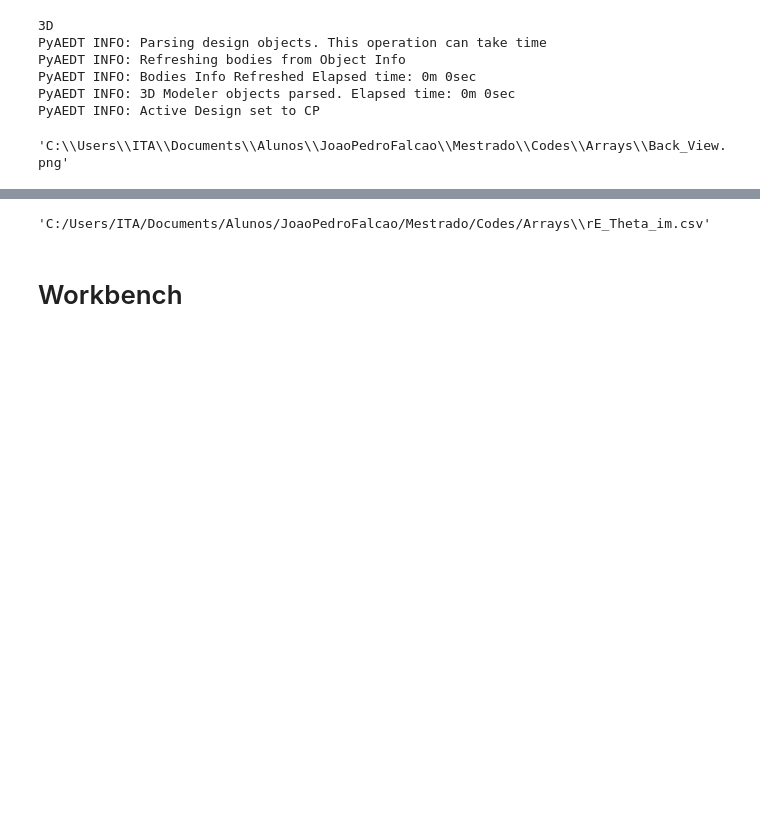
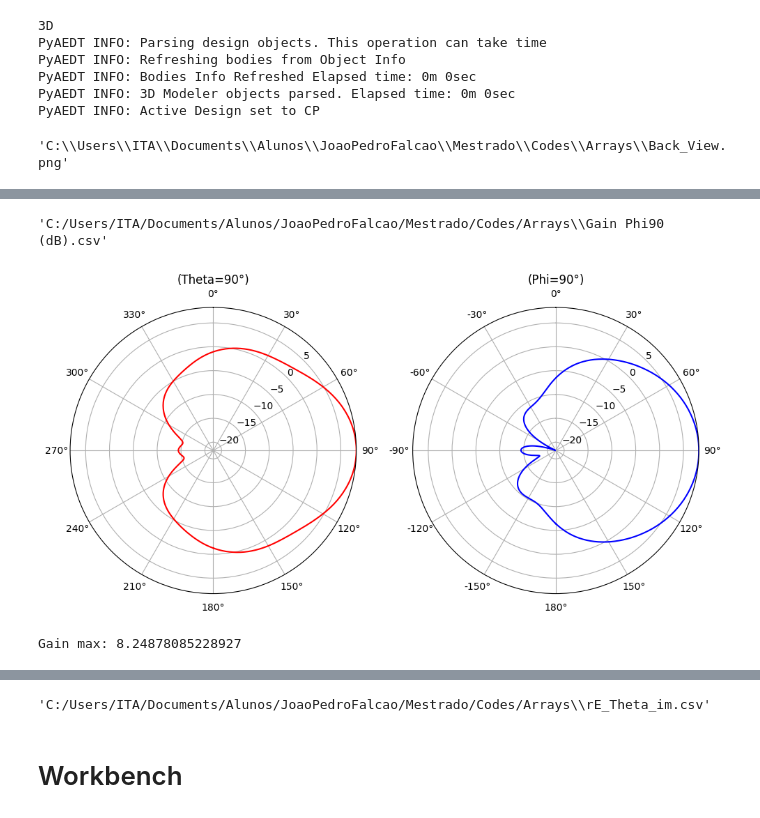
Before and after one commit to JotaPeh/spherical_array, a Jupyter notebook: Arrays/Arrays.ipynb, the cells around one changed output, grey strips where cells are left out. Cells and saved outputs as stored; diff of their text form; code cells hidden in the pictures; blank space fills up the shorter version.

```diff
--- a/Arrays/Arrays.ipynb
+++ b/Arrays/Arrays.ipynb
@@ -383,0 +352,80 @@ hfss.post.export_report_to_csv(project_dir="C:/Users/ITA/Documents/Alunos/JoaoPe
+# %%
+variations = hfss.get_nominal_variation()
+variations["Freq"] = ["1.57542GHz"]
+variations["Theta"] = ["90deg"]
+variations["Phi"] = ["All"]
+gain_ffd_plot = hfss.post.create_report(expressions=["dB(GainTheta)", "dB(GainPhi)"],
+                                             setup_sweep_name="GPS_Discrete",
+                                             variations=variations,
+                                             primary_sweep_variable="Phi",
+                                             context="3D",                     # Far-field setup is pre-defined.
+                                             report_category="Far Fields",
+                                             plot_type="Radiation Pattern",
+                                             plot_name="Gain Theta90 (dB)"
+                                            )
+hfss.post.export_report_to_csv(project_dir="C:/Users/ITA/Documents/Alunos/JoaoPedroFalcao/Mestrado/Codes/Arrays",plot_name="Gain Theta90 (dB)")
+
+variations = hfss.get_nominal_variation()
+variations["Freq"] = ["1.57542GHz"]
+variations["Theta"] = ["All"]
+variations["Phi"] = ["90deg"]
+gain_ffd_plot = hfss.post.create_report(expressions=["dB(GainTheta)", "dB(GainPhi)"],
+                                             setup_sweep_name="GPS_Discrete",
+                                             variations=variations,
+                                             primary_sweep_variable="Theta",
+                                             context="3D",                     # Far-field setup is pre-defined.
+                                             report_category="Far Fields",
+                                             plot_type="Radiation Pattern",
+                                             plot_name="Gain Phi90 (dB)"
+                                            )
+
+
+hfss.post.export_report_to_csv(project_dir="C:/Users/ITA/Documents/Alunos/JoaoPedroFalcao/Mestrado/Codes/Arrays",plot_name="Gain Phi90 (dB)")
+# %% [output]
+'C:/Users/ITA/Documents/Alunos/JoaoPedroFalcao/Mestrado/Codes/Arrays\\Gain Phi90 (dB).csv'
+# %%
+# Mode: TM10
+
+dtr = np.pi/180
+angulos = np.arange(-180,181,1) * dtr
+angles = np.arange(0, 360, 30)
+angles_labels = ['0°', '30°', '60°', '90°', '120°', '150°', '180°', '-150°', '-120°', '-90°', '-60°', '-30°']
+
+fig, axs = plt.subplots(1, 2, figsize=(10, 5), subplot_kw={'projection': 'polar'})
+
+df_th = pd.read_csv('Gain Theta90 (dB).csv')
+df_ph = pd.read_csv('Gain Phi90 (dB).csv')
+
+gain_th = df_th['dB(GainTheta) []']
+gain_ph = df_th['dB(GainPhi) []']
+
+axs[0].plot(angulos, gain_th, 'r')
+axs[0].plot(angulos, gain_ph, 'b')
+axs[0].set_title('(Theta=90°)')
+axs[0].set_theta_zero_location('N')
+axs[0].set_theta_direction(-1)
+axs[0].set_rlim(max(gain_th)-30, max(gain_th))
+axs[0].set_thetagrids(angles)
+axs[0].set_rlabel_position(45)
+
+
+gain_ph = df_ph['dB(GainPhi) []']
+gain_th = df_ph['dB(GainTheta) []']
+
+axs[1].plot(angulos, gain_th, 'b')
+axs[1].plot(angulos, gain_ph, 'r')
+axs[1].set_title('(Phi=90°)')
+axs[1].set_theta_zero_location('N')
+axs[1].set_theta_direction(-1)
+axs[1].set_rlim(max(gain_th)-30, max(gain_th))
+axs[1].set_thetagrids(angles, labels=angles_labels)
+axs[1].set_rlabel_position(45)
+
+plt.tight_layout()
+plt.savefig('Gain.png', dpi=300)
+plt.show()
+
+print("Gain max:", max(gain_th))
+# %% [output]
+[figure, added]
+Gain max: 8.24878085228927
```
Also changed, not shown: parts of 8 cells of this notebook, 33 other files.
